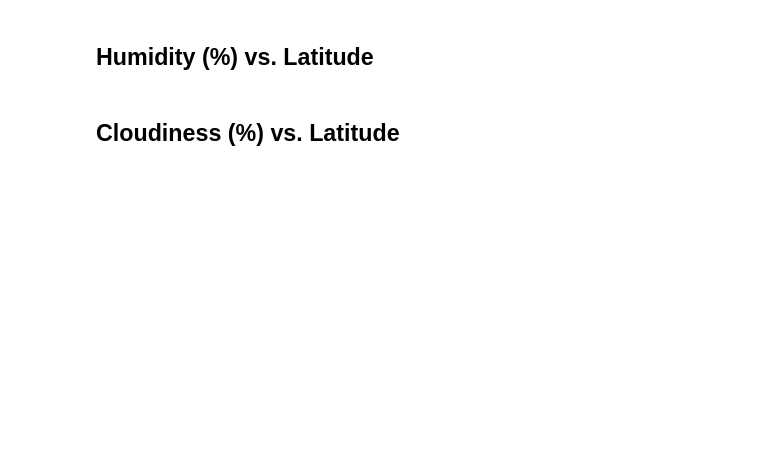
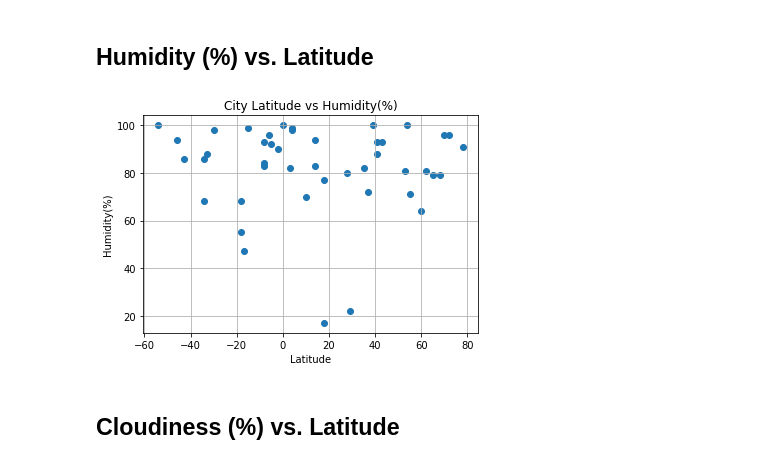
Before and after one commit to connelb/NU_python_api, a Jupyter notebook: python_api_homework.ipynb, the cells around one changed output. Cells and saved outputs as stored; diff of their text form; code cells hidden in the pictures; blank space fills up the shorter version.

```diff
--- a/python_api_homework.ipynb
+++ b/python_api_homework.ipynb
@@ -186,19 +165,21 @@ plt.show()
 ## Humidity (%) vs. Latitude
 # %%
 # Humidity(%) vs. Latitude
-plt.scatter(df["latitude"], df["humidity"], marker="o")
+plt.scatter(df["latitude"], df["humidity"], marker="o",alpha=0.7)
 
 # Incorporate the other graph properties
 plt.title("City Latitude vs Humidity(%)")
 plt.ylabel("Humidity(%)")
 plt.xlabel("Latitude")
 plt.grid(True)
 
 # Save the figure
 plt.savefig("PercentHumidityByLatitude.png")
 
 # Show plot
 plt.show()
+# %% [output]
+[figure, added]
 # %% [markdown]
 ## Cloudiness (%) vs. Latitude
 # %%
```
Also changed, not shown: parts of 9 cells of this notebook, 4 other files.
